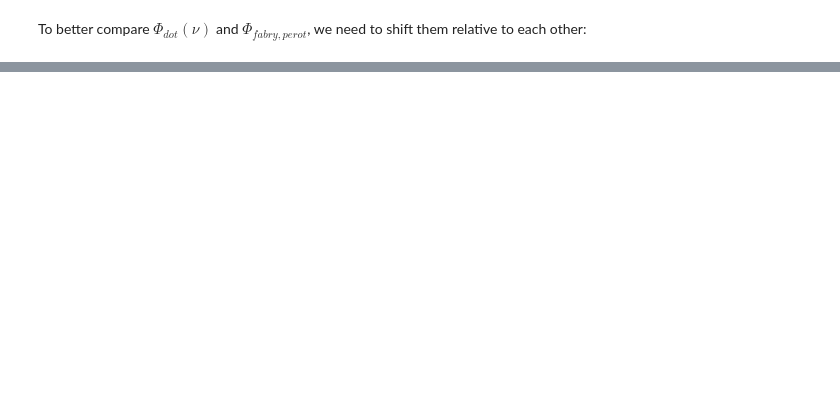
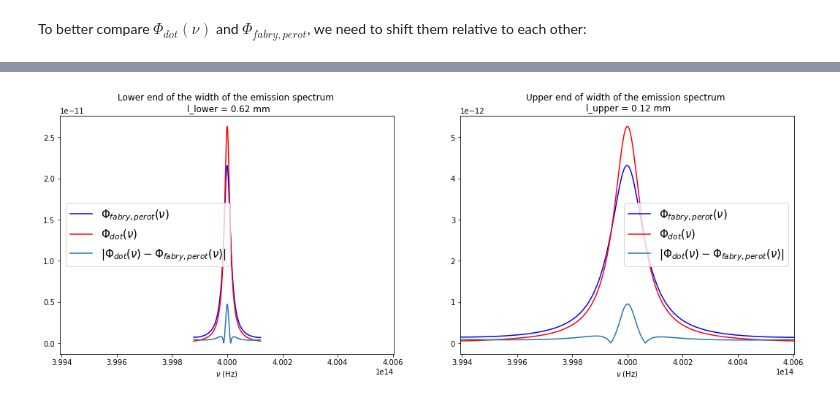
Before and after one commit to JKU-HFP/Sizing_Fabry_Perot_Interferometer, a Jupyter notebook: Sizing_Fabry_Perot_Interferometer.ipynb, the cells around one changed output, grey strips where cells are left out. Saved outputs shown, nothing was run; the diff lists cells and outputs as text; code cells hidden in the pictures; blank space fills up the shorter version.

```diff
--- a/Sizing_Fabry_Perot_Interferometer.ipynb
+++ b/Sizing_Fabry_Perot_Interferometer.ipynb
@@ -207,0 +219,14 @@ signal.find_peaks(phi_fabry_perot_shifted_lower)
+# %%
+def calc_error(phi_fabry_perot_shifted, phi_dot, position_closest_airy_peak, position_dot_peak,  number_of_points, number_of_airy_peaks):
+    range_ = (-int(number_of_points / number_of_airy_peaks / 2), int(number_of_points / number_of_airy_peaks / 2))
+    boundaries_fabry_perot = position_closest_airy_peak + range_
+    boundaries_dot = position_dot_peak + range_
+    numerator = np.abs(phi_fabry_perot_shifted[slice(*boundaries_fabry_perot)] - phi_dot[slice(*boundaries_dot)])
+    denominator = phi_dot[slice(*boundaries_dot)]
+    return numerator, denominator, boundaries_fabry_perot, boundaries_dot
+# %%
+numerator_lower, denominator_lower, boundaries_fabry_perot_lower, boundaries_dot_lower  = calc_error(phi_fabry_perot_shifted_lower, phi_dot_lower, position_closest_airy_peak_lower, position_dot_peak_lower, number_of_points, number_of_airy_peaks)
+numerator_upper, denominator_upper, boundaries_fabry_perot_upper, boundaries_dot_upper = calc_error(phi_fabry_perot_shifted_upper, phi_dot_upper, position_closest_airy_peak_upper, position_dot_peak_upper, number_of_points, number_of_airy_peaks)
+
+error_lower = np.sum(numerator_lower) / np.sum(denominator_lower)
+error_upper = np.sum(numerator_upper) / np.sum(denominator_upper)
@@ -207,0 +239,25 @@ signal.find_peaks(phi_fabry_perot_shifted_lower)
+# %%
+plt.figure(figsize=(18, 6))
+
+plt.subplot(1, 2, 1)
+plt.plot(V_2_lower[slice(*boundaries_fabry_perot_lower)], phi_fabry_perot_shifted_lower[slice(*boundaries_fabry_perot_lower)], "b", label=r"$\Phi_{fabry,perot}(\nu)$")
+plt.plot(V_lower[slice(*boundaries_dot_lower)], phi_dot_lower[slice(*boundaries_dot_lower)], "r" , label=r"$\Phi_{dot}(\nu)$")
+plt.plot(V_lower[slice(*boundaries_dot_lower)], numerator_lower, label=r"$|\Phi_{dot}(\nu) - \Phi_{fabry,perot}(\nu)|$")
+plt.xlabel(r"$\nu$ (Hz)")
+plt.legend(fontsize=15)
+plt.xlim(min(V_upper[slice(*boundaries_dot_upper)]), max(V_upper[slice(*boundaries_dot_upper)]))
+plt.title(f"Lower end of the width of the emission spectrum \n l_lower = {l_lower * 10**3:.02f} mm")
+
+plt.subplot(1, 2, 2)
+plt.plot(V_2_upper[slice(*boundaries_fabry_perot_upper)], phi_fabry_perot_shifted_upper[slice(*boundaries_fabry_perot_upper)], "b", label=r"$\Phi_{fabry,perot}(\nu)$")
+plt.plot(V_upper[slice(*boundaries_dot_upper)], phi_dot_upper[slice(*boundaries_dot_upper)], "r" , label=r"$\Phi_{dot}(\nu)$")
+plt.plot(V_upper[slice(*boundaries_dot_upper)], numerator_upper, label=r"$|\Phi_{dot}(\nu) - \Phi_{fabry,perot}(\nu)|$")
+plt.xlabel(r"$\nu$ (Hz)")
+plt.legend(fontsize=15)
+plt.xlim(min(V_upper[slice(*boundaries_dot_upper)]), max(V_upper[slice(*boundaries_dot_upper)]))
+plt.title(f"Upper end of width of the emission spectrum \n l_upper = {l_upper * 10**3:.02f} mm")
+
+
+plt.show()
+# %% [output]
+[figure, added]
```
Also changed, not shown: parts of 11 cells of this notebook.
